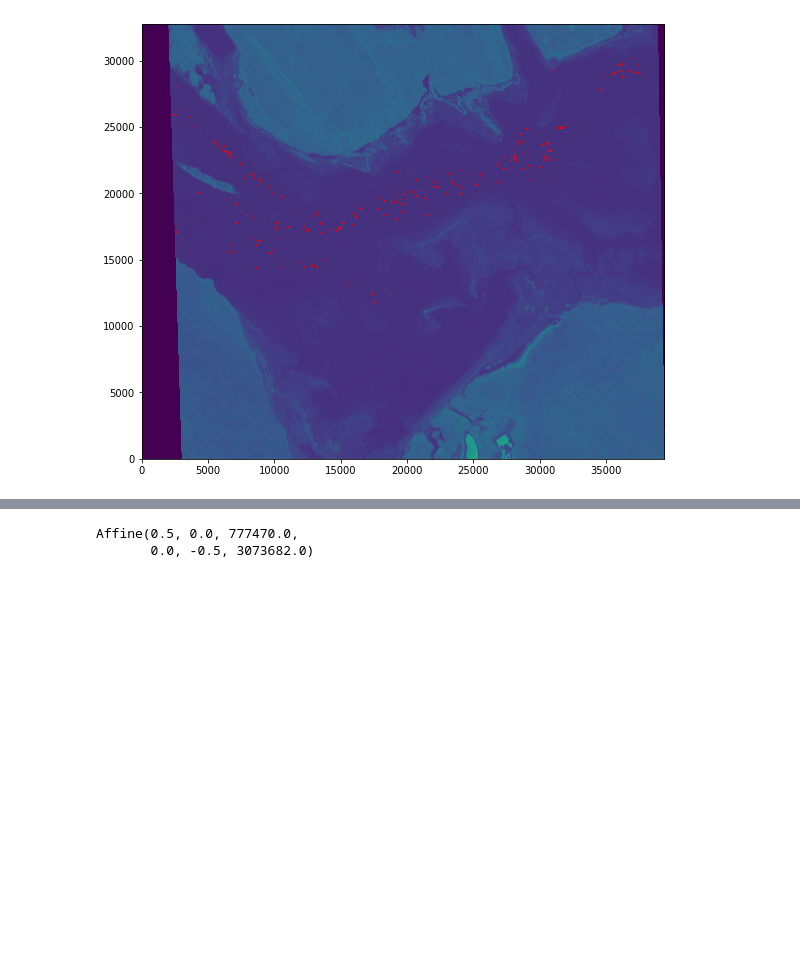
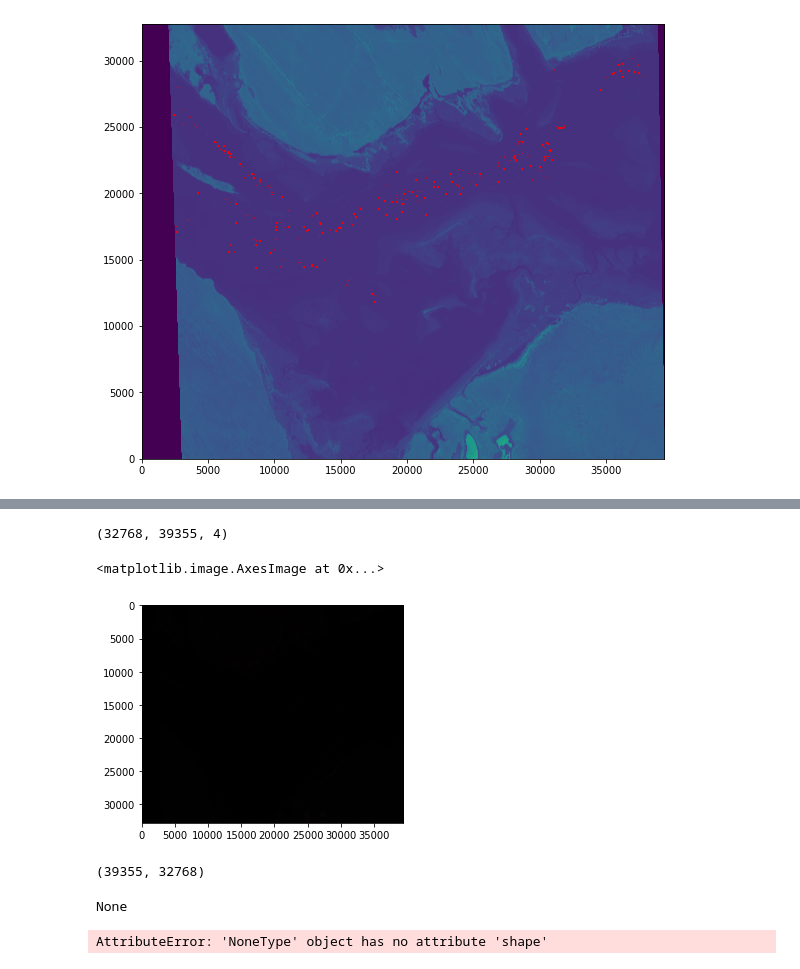
Before and after one commit to KMacfarlaneGreen/mres_whales, a Jupyter notebook: notebooks/exploratory/preprocessing0.1.ipynb, the cells around one changed output, grey strips where cells are left out. Saved outputs shown, nothing was run; the diff lists cells and outputs as text; code cells hidden in the pictures; blank space fills up the shorter version.

```diff
--- a/notebooks/exploratory/preprocessing0.1.ipynb
+++ b/notebooks/exploratory/preprocessing0.1.ipynb
@@ -320,0 +316,4 @@ TypeError: Integer band count is required.
+# %%
+image_array.shape
+# %% [output]
+(32768, 39355, 4)
@@ -321,4 +324,23 @@ TypeError: Integer band count is required.
+# %%
+#PIL_image = Image.fromarray(np.uint8(image_array)).convert('RGB')
+#PIL_image = Image.fromarray(np.uint8(image_array), 'RGBA')
+PIL_image = Image.fromarray(np.uint8(imageRGB))
 # %%
+plt.imshow(PIL_image)
 # %% [output]
-Affine(0.5, 0.0, 777470.0,
-       0.0, -0.5, 3073682.0)
+<matplotlib.image.AxesImage at 0x...>
+[figure, added]
+# %%
+PIL_image.size
+# %% [output]
+(39355, 32768)
+# %%
+#Try loading with open cv and converting to PIL
+image  = cv.imread('/gws/nopw/j04/ai4er/users/kmgreen/data/liebrepansharp.tif', cv.IMREAD_UNCHANGED)
+print(image)
+# %% [output]
+None
+# %%
+image.shape
+# %% [output]
+AttributeError: 'NoneType' object has no attribute 'shape'
```
Also changed, not shown: parts of 21 cells of this notebook, 1 other file.
